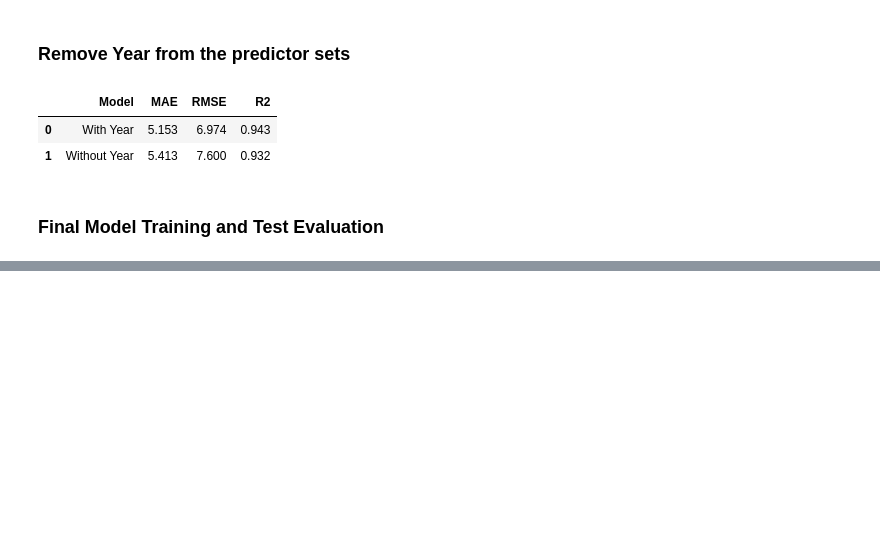
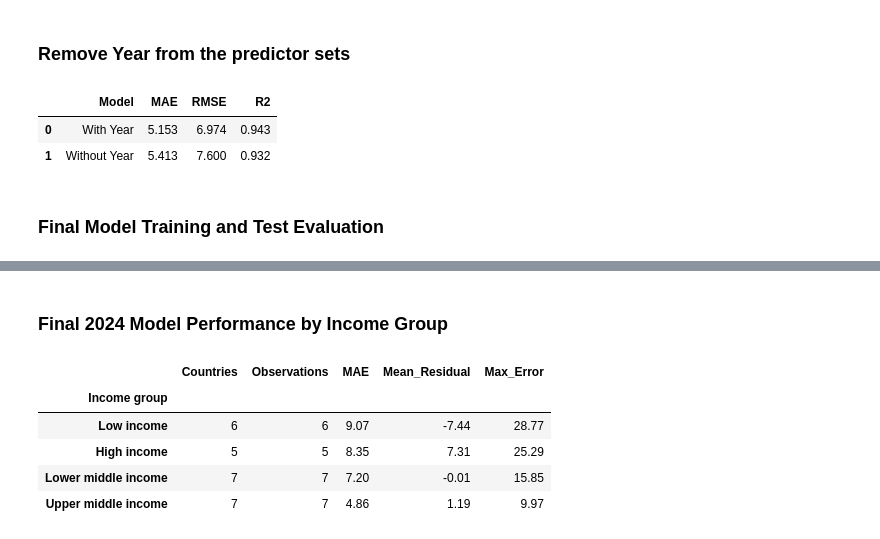
Before and after one commit to ajbunny/AI-Readiness-Governance-Capstone, a Jupyter notebook: notebooks/06_modeling_data_preparation.ipynb, the cells around one changed output, grey strips where cells are left out. Cells and saved outputs as stored; diff of their text form; code cells hidden in the pictures; blank space fills up the shorter version.

```diff
--- a/notebooks/06_modeling_data_preparation.ipynb
+++ b/notebooks/06_modeling_data_preparation.ipynb
@@ -1103,0 +1264,26 @@ display(year_comparison.round(3))
+# %% [markdown]
+### Final 2024 Model Performance by Income Group
+# %%
+# Evaluate final model performance by income group
+
+test_income_performance = (
+    test_country_errors
+    .groupby("Income group")
+    .agg(
+        Countries=("Country Name", "nunique"),
+        Observations=("Absolute_Error", "count"),
+        MAE=("Absolute_Error", "mean"),
+        Mean_Residual=("Residual", "mean"),
+        Max_Error=("Absolute_Error", "max")
+    )
+    .sort_values("MAE", ascending=False)
+)
+
+display(test_income_performance.round(2))
+# %% [output]
+|  | Countries | Observations | MAE | Mean_Residual | Max_Error |
+| Income group |  |  |  |  |  |
+| Low income | 6 | 6 | 9.07 | -7.44 | 28.77 |
+| High income | 5 | 5 | 8.35 | 7.31 | 25.29 |
+| Lower middle income | 7 | 7 | 7.20 | -0.01 | 15.85 |
+| Upper middle income | 7 | 7 | 4.86 | 1.19 | 9.97 |
```
Also changed, not shown: parts of 12 cells of this notebook, 9 other files.
